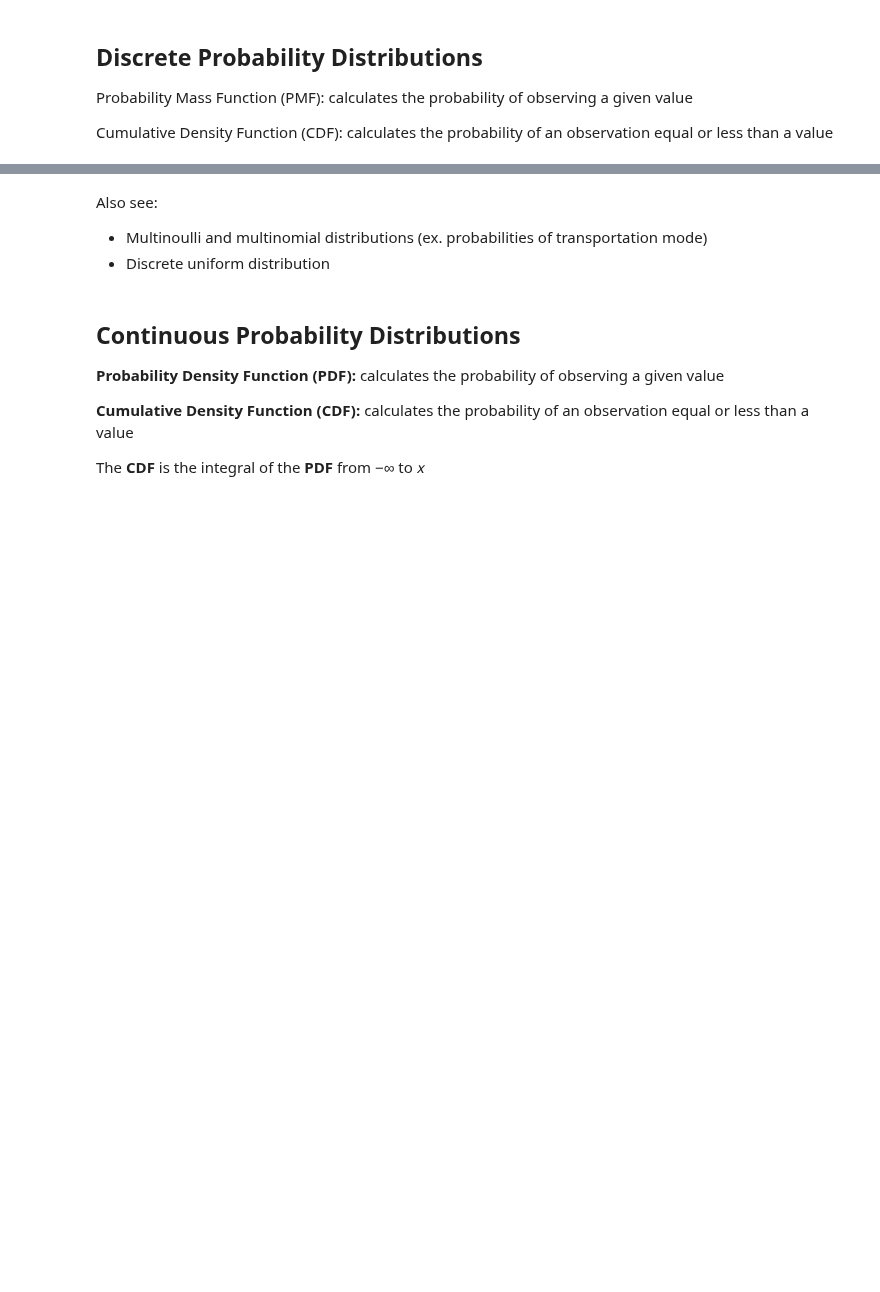
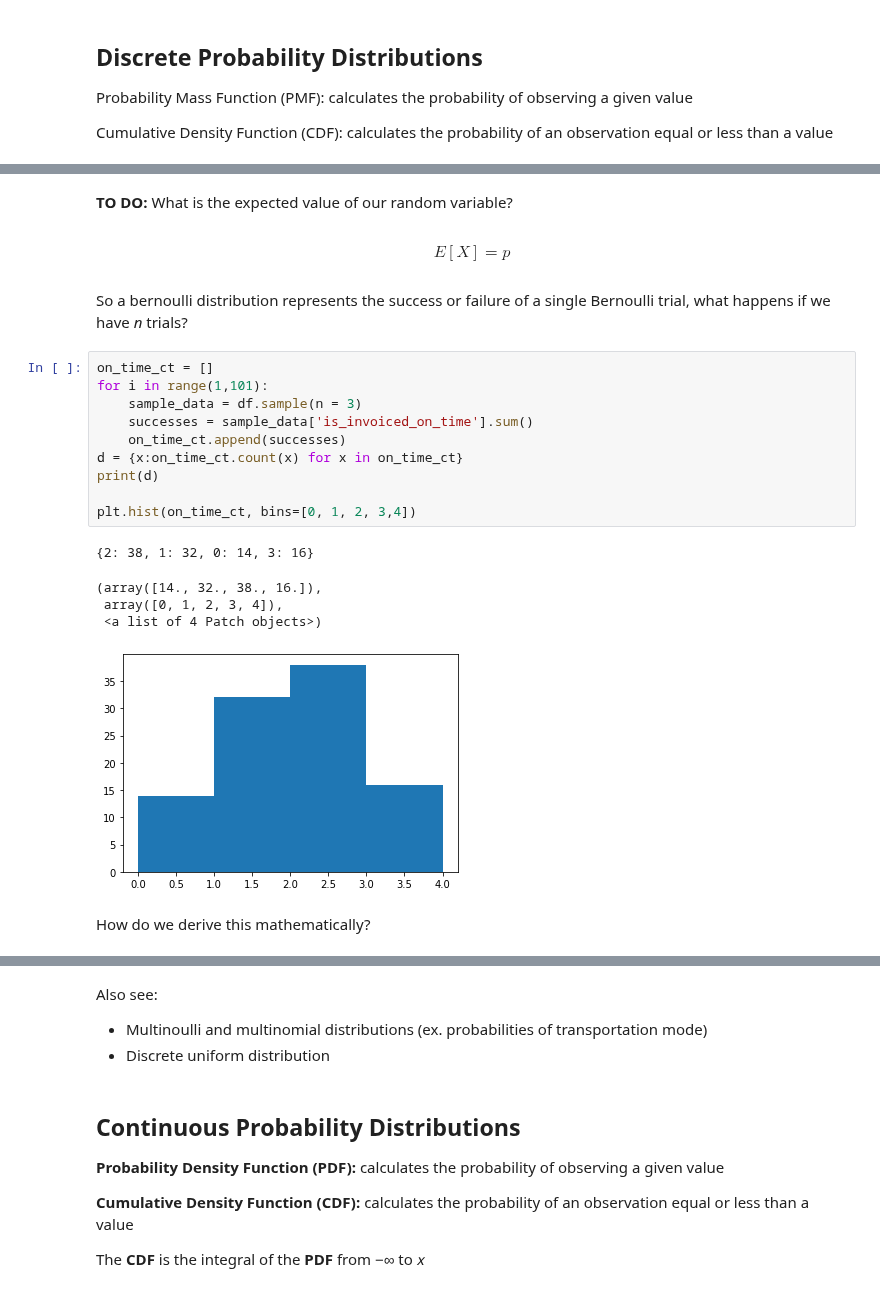
Before and after one commit to Per48edjes/Misc-DA-Prob-Stat, a Jupyter notebook: Lesson_3/intro_to_random_variables.ipynb, the cells around one changed output, grey strips where cells are left out. Drawn from its saved outputs; the diff is of its cells as text; blank space fills up the shorter version.

```diff
--- a/Lesson_3/intro_to_random_variables.ipynb
+++ b/Lesson_3/intro_to_random_variables.ipynb
@@ -124,0 +141,26 @@ df['is_invoiced_on_time'].astype(int).value_counts().plot(kind="bar")
+# %% [markdown]
+**TO DO:** What is the expected value of our random variable?
+# %% [markdown]
+$$
+E[X]= p
+$$
+# %% [markdown]
+So a bernoulli distribution represents the success or failure of a single Bernoulli trial, what happens if we have _n_ trials?
+# %%
+on_time_ct = []
+for i in range(1,101):
+    sample_data = df.sample(n = 3)
+    successes = sample_data['is_invoiced_on_time'].sum()
+    on_time_ct.append(successes)
+d = {x:on_time_ct.count(x) for x in on_time_ct}
+print(d)
+
+plt.hist(on_time_ct, bins=[0, 1, 2, 3,4])
+# %% [output]
+{2: 38, 1: 32, 0: 14, 3: 16}
+(array([14., 32., 38., 16.]),
+ array([0, 1, 2, 3, 4]),
+ <a list of 4 Patch objects>)
+[figure, added]
+# %% [markdown]
+How do we derive this mathematically?
```
Also changed, not shown: parts of 15 cells of this notebook, 4 other files.
